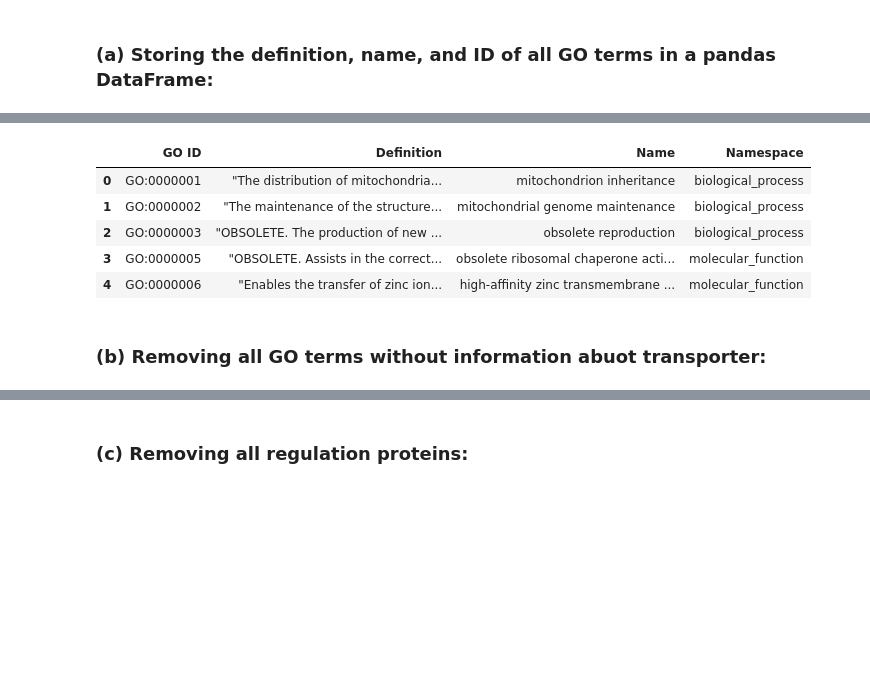
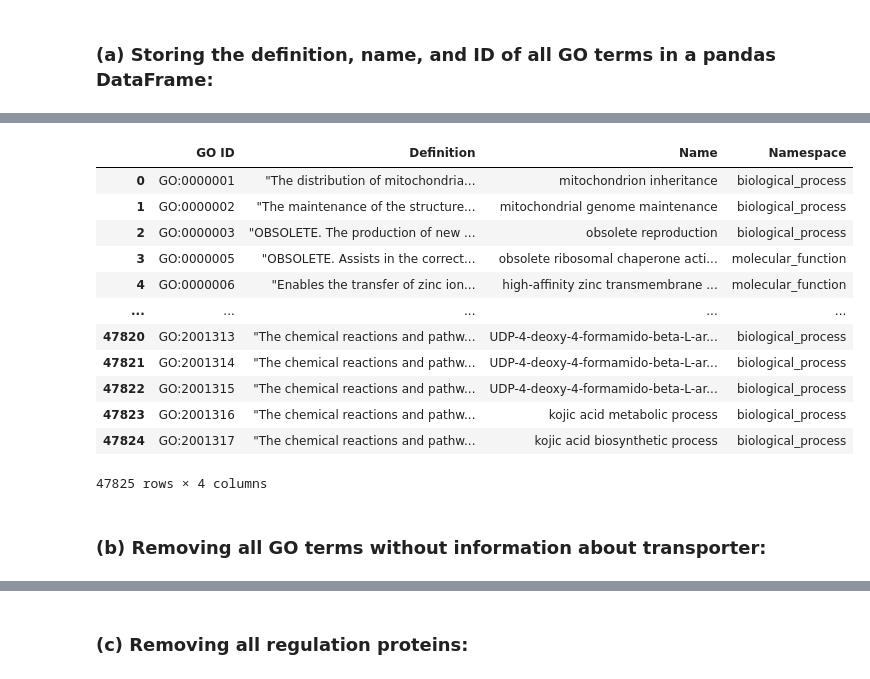
Before and after one commit to miservilla/SPOT2, a Jupyter notebook: code/preprocessing/A1 - Extract transporter information from GO_Term.ipynb, the cells around one changed output, grey strips where cells are left out. Saved outputs shown, nothing was run; the diff lists cells and outputs as text; code cells hidden in the pictures; blank space fills up the shorter version.

```diff
--- a/code/preprocessing/A1 - Extract transporter information from GO_Term.ipynb
+++ b/code/preprocessing/A1 - Extract transporter information from GO_Term.ipynb
@@ -105,16 +105,23 @@ print(df)
 [47825 rows x 4 columns]
 # %%
 df.to_pickle(join("..", "..", "data", "GOA", "go_terms", "all_GO_terms.pkl"))
-df.head()
+df
 # %% [output]
 |  | GO ID | Definition | Name | Namespace |
 | 0 | GO:0000001 | "The distribution of mitochondria... | mitochondrion inheritance | biological_process |
 | 1 | GO:0000002 | "The maintenance of the structure... | mitochondrial genome maintenance | biological_process |
 | 2 | GO:0000003 | "OBSOLETE. The production of new ... | obsolete reproduction | biological_process |
 | 3 | GO:0000005 | "OBSOLETE. Assists in the correct... | obsolete ribosomal chaperone acti... | molecular_function |
 | 4 | GO:0000006 | "Enables the transfer of zinc ion... | high-affinity zinc transmembrane ... | molecular_function |
+| ... | ... | ... | ... | ... |
+| 47820 | GO:2001313 | "The chemical reactions and pathw... | UDP-4-deoxy-4-formamido-beta-L-ar... | biological_process |
+| 47821 | GO:2001314 | "The chemical reactions and pathw... | UDP-4-deoxy-4-formamido-beta-L-ar... | biological_process |
+| 47822 | GO:2001315 | "The chemical reactions and pathw... | UDP-4-deoxy-4-formamido-beta-L-ar... | biological_process |
+| 47823 | GO:2001316 | "The chemical reactions and pathw... | kojic acid metabolic process | biological_process |
+| 47824 | GO:2001317 | "The chemical reactions and pathw... | kojic acid biosynthetic process | biological_process |
+47825 rows × 4 columns
 # %% [markdown]
-### (b) Removing all GO terms without information abuot transporter:
+### (b) Removing all GO terms without information about transporter:
 # %%
 droplist = []
 for ind in df.index:
```
Also changed, not shown: parts of 18 cells of this notebook, 5 other files.
